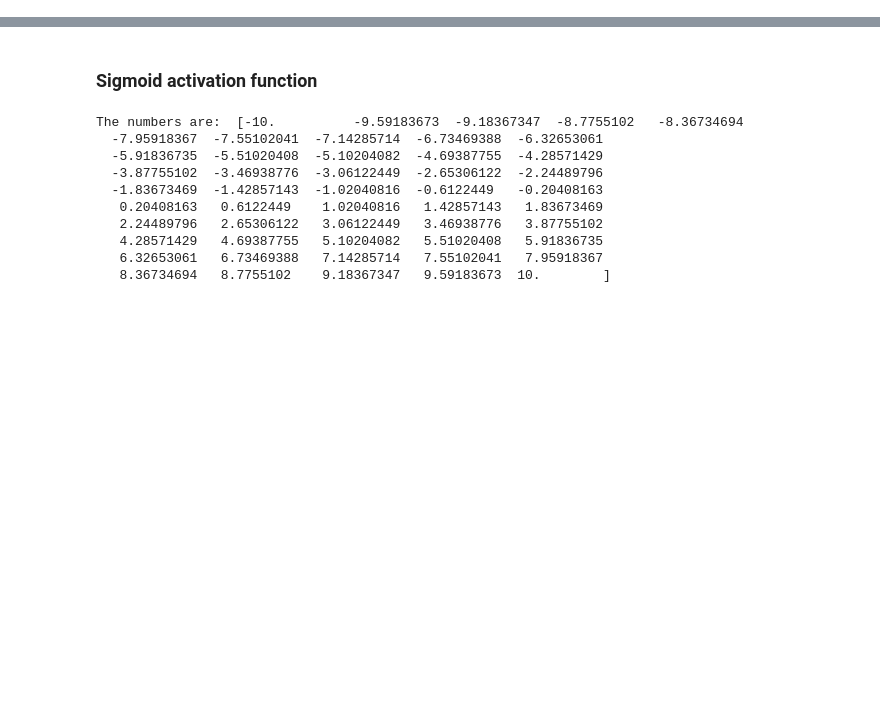
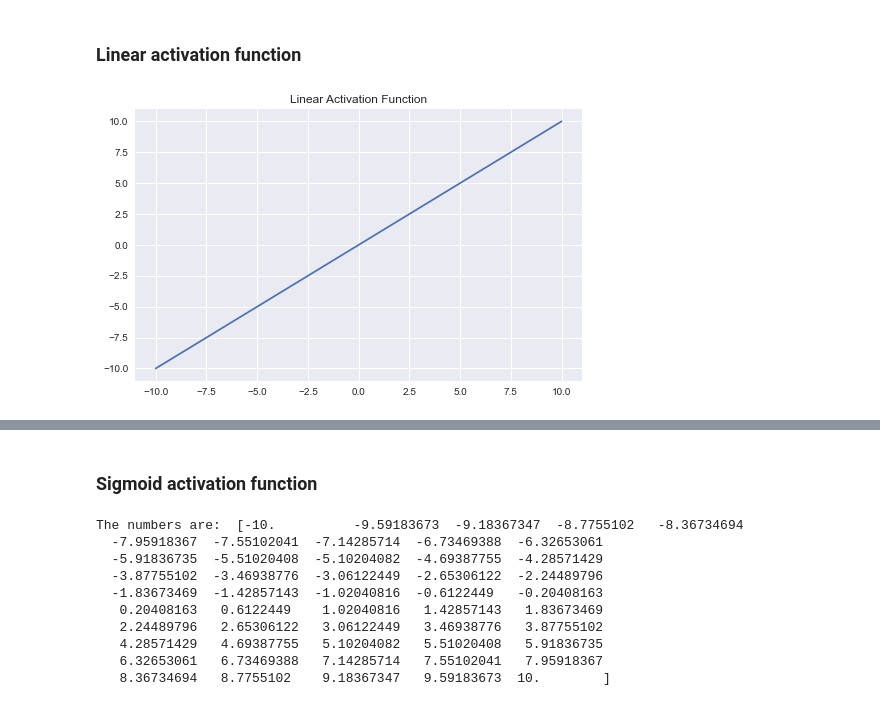
Before and after one commit to alaminbhuyan/Activation-Function-Implementation, a Jupyter notebook: Activation Function.ipynb, the cells around one changed output, grey strips where cells are left out. Saved outputs shown, nothing was run; the diff lists cells and outputs as text; code cells hidden in the pictures; blank space fills up the shorter version.

Commit message:
add some activation function

```diff
--- a/Activation Function.ipynb
+++ b/Activation Function.ipynb
@@ -9,0 +14,17 @@ import matplotlib.pyplot as plt
+# %% [markdown]
+### Linear activation function
+# %%
+plt.style.use('seaborn')
+plt.figure(figsize=(8,5))
+
+def linear(number):
+    return number
+
+number = np.linspace(-10, 10)
+# print("The numbers are: ", number)
+plt.plot(number, linear(number))
+plt.plot([0.5])
+plt.title("Linear Activation Function")
+plt.show()
+# %% [output]
+[figure, added]
```
Also changed, not shown: parts of 7 cells of this notebook.
